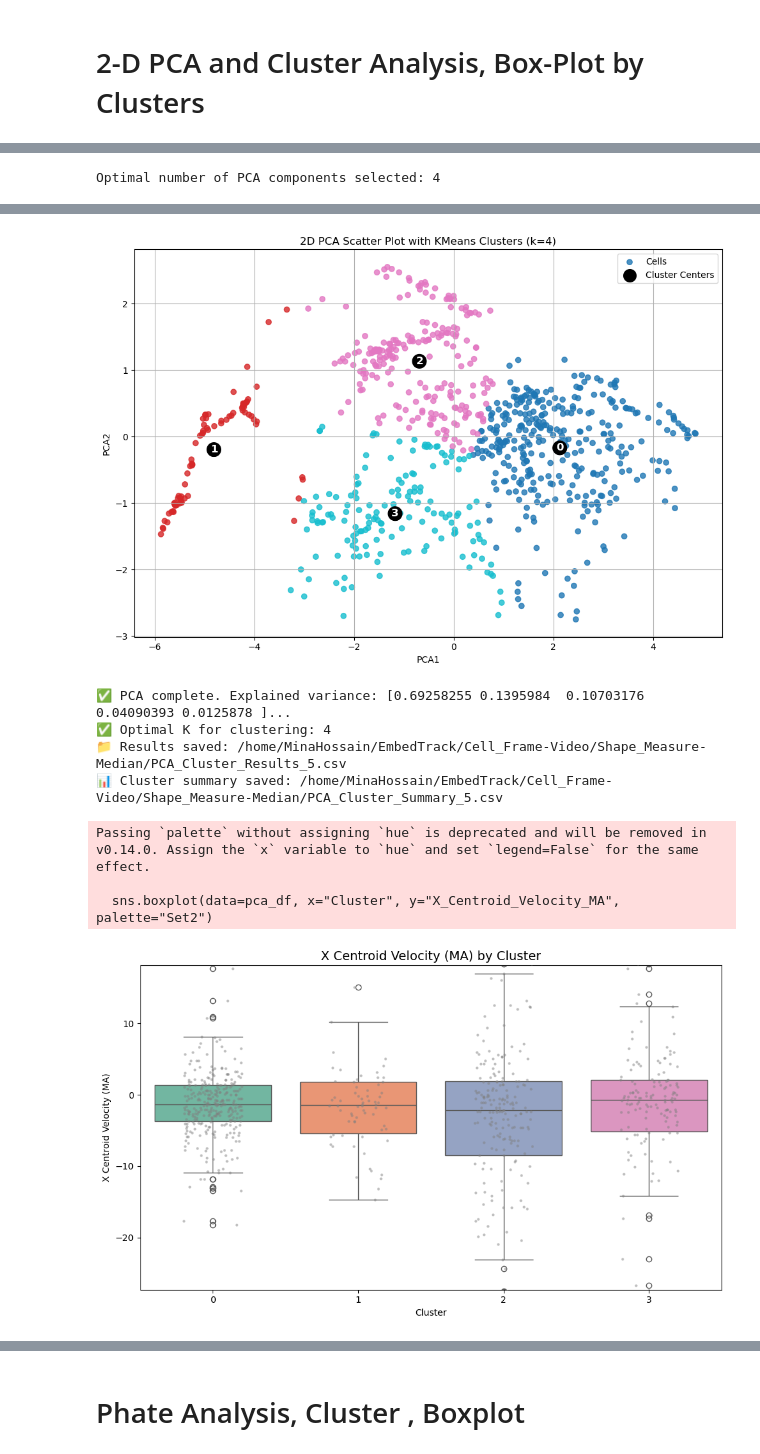
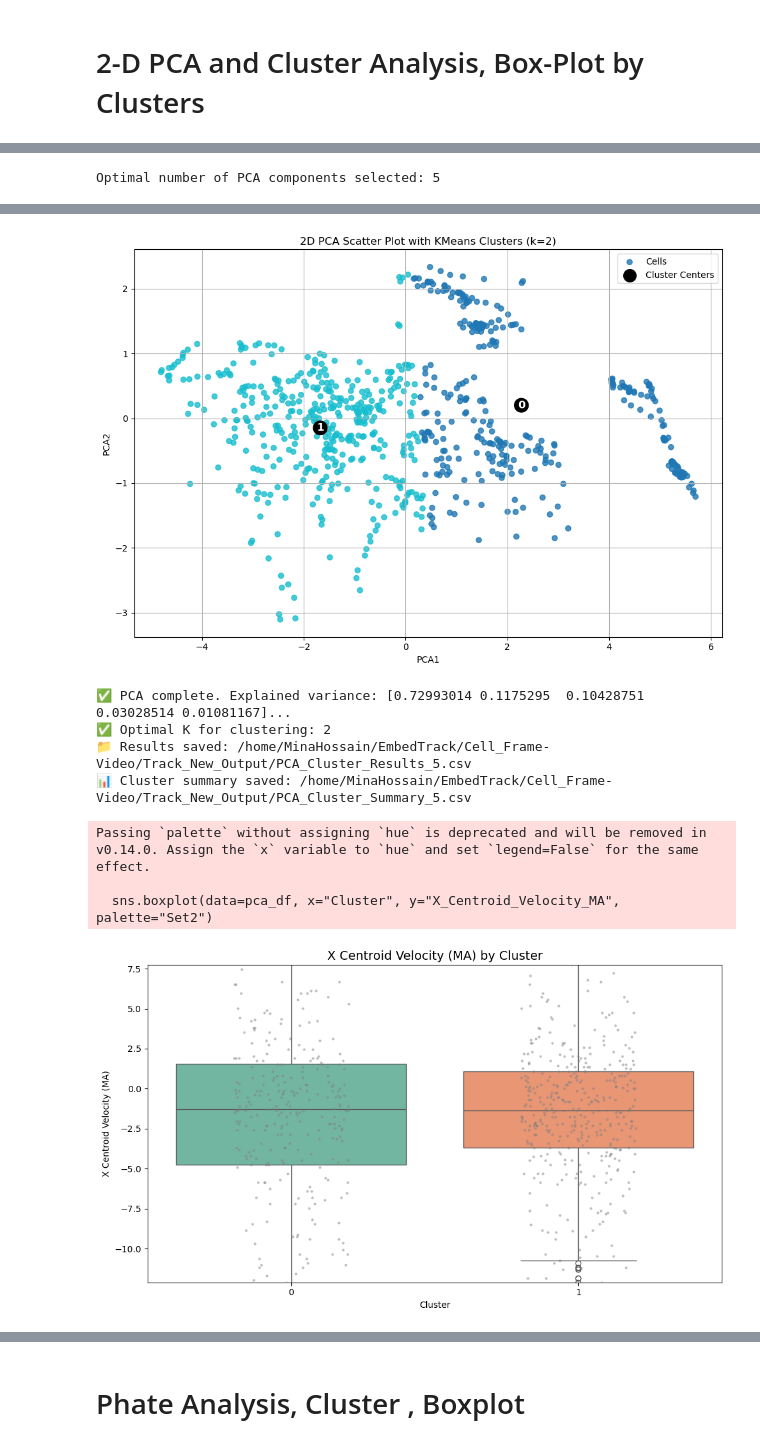
Before and after one commit to mina-mahbub/EmbedTrack_Mina, a Jupyter notebook: Cell_Frame-Video/Track_Video_Shape_Median_Track_New.ipynb, the cells around one changed output, grey strips where cells are left out. Drawn from its saved outputs; the diff is of its cells as text; code cells hidden in the pictures.

```diff
--- a/Cell_Frame-Video/Track_Video_Shape_Median_Track_New.ipynb
+++ b/Cell_Frame-Video/Track_Video_Shape_Median_Track_New.ipynb
@@ -484,10 +693,14 @@ Labels in plot_labels function: [  0   8   9  10  40  94 105 117 127]
 # Centroid Plot of cells in mask/frame
 # %%
 # === Configurable Parameters ===
-mask_dir = "/home/MinaHossain/EmbedTrack/Shape_measure/HP4_TRA"
-output_dir  = "/home/MinaHossain/EmbedTrack/Cell_Frame-Video/Shape_Measure-Median"
+# mask_dir = "/home/MinaHossain/EmbedTrack/Shape_measure/HP4_TRA"
+# output_dir  = "/home/MinaHossain/EmbedTrack/Cell_Frame-Video/Shape_Measure-Median"
 
-os.makedirs(output_dir, exist_ok=True)
+
+mask_directory = "/home/MinaHossain/EmbedTrack/Shape_measure/Track_New"
+output_directory = "/home/MinaHossain/EmbedTrack/Cell_Frame-Video/Track_New_Output"
+
+os.makedirs(output_directory, exist_ok=True)
 
 # === Centroid Plot Function ===
 def analyze_mask_from_path(mask_path, frame_num, size_threshold=1000, save=True):
@@ -510,7 +723,7 @@ def analyze_mask_from_path(mask_path, frame_num, size_threshold=1000, save=True)
             ax.text(x + 5, y, f'{region.label}', color='yellow', fontsize=10)
 
     if save:
-        frame_output_path = os.path.join(output_dir, f"Mask_Centroid_{frame_num:04d}_labeled.png")
+        frame_output_path = os.path.join(output_directory, f"Mask_Centroid_{frame_num:04d}_labeled.png")
         # plt.savefig(frame_output_path)
         # plt.close()
         print(f"✅ Frame {frame_num} saved to: {frame_output_path}")
@@ -526,5 +739,5 @@ def visualize_centroids_for_frame(mask_directory, frame_number, size_threshold=1
 
 # === Example Usage ===
 frame_to_plot = 4
-visualize_centroids_for_frame(mask_dir, frame_to_plot, save=False)
+visualize_centroids_for_frame(mask_directory, frame_to_plot, save=False)
 # %% [output]
@@ -553,7 +766,7 @@ def apply_pca_with_clustering(csv_path, output_directory, window_size):
     explained_variance = pca_full.explained_variance_ratio_
     cumulative_variance = np.cumsum(explained_variance)
 
-    optimal_components = np.argmax(cumulative_variance >= 0.95) + 1
+    optimal_components = np.argmax(cumulative_variance >= 0.99) + 1
 
     plt.figure(figsize=(8, 6))
     plt.plot(range(1, len(cumulative_variance) + 1), cumulative_variance, marker='s', linestyle='-', color='red', label="Cumulative Variance")
@@ -579,7 +792,7 @@ def apply_pca_with_clustering(csv_path, output_directory, window_size):
 
     # --- KMeans Clustering in 2D PCA Space ---
     silhouette_scores = []
-    k_range = range(3, 15)
+    k_range = range(2,10)
     for k in k_range:
         kmeans = KMeans(n_clusters=k, random_state=0, n_init='auto').fit(pca_df[["PCA1", "PCA2"]])
         score = silhouette_score(pca_df[["PCA1", "PCA2"]], kmeans.labels_)
@@ -728,8 +941,14 @@ def apply_pca_with_clustering(csv_path, output_directory, window_size):
 
 # Run it
 window_size = 5
-output_directory = "/home/MinaHossain/EmbedTrack/Cell_Frame-Video/Shape_Measure-Median"
-input_directory= "/home/MinaHossain/EmbedTrack/Cell_Frame-Video/Shape_Measure-Median"
+output_directory = "/home/MinaHossain/EmbedTrack/Cell_Frame-Video/Track_New_Output"
+
+input_directory= "/home/MinaHossain/EmbedTrack/Cell_Frame-Video/Track_New_Output"
+
 csv_path = os.path.join(input_directory, f"Cells_Centroid_Velocity_TrueLabel_MA_Median_{window_size}.csv")
 apply_pca_with_clustering(csv_path, output_directory, window_size)
+
+
+# mask_directory = "/home/MinaHossain/EmbedTrack/Shape_measure/Track_New"
+# output_directory = "/home/MinaHossain/EmbedTrack/Cell_Frame-Video/Track_New_Output"
 # %% [output]
@@ -737 +956 @@ apply_pca_with_clustering(csv_path, output_directory, window_size)
-Optimal number of PCA components selected: 4
+Optimal number of PCA components selected: 5
@@ -740,9 +959,9 @@ Optimal number of PCA components selected: 4
-[figure, old version]
+[figure, new version]
-✅ PCA complete. Explained variance: [0.69258255 0.1395984  0.10703176 0.04090393 0.0125878 ]...
-✅ Optimal K for clustering: 4
-📁 Results saved: /home/MinaHossain/EmbedTrack/Cell_Frame-Video/Shape_Measure-Median/PCA_Cluster_Results_5.csv
-📊 Cluster summary saved: /home/MinaHossain/EmbedTrack/Cell_Frame-Video/Shape_Measure-Median/PCA_Cluster_Summary_5.csv
+✅ PCA complete. Explained variance: [0.72993014 0.1175295  0.10428751 0.03028514 0.01081167]...
+✅ Optimal K for clustering: 2
+📁 Results saved: /home/MinaHossain/EmbedTrack/Cell_Frame-Video/Track_New_Output/PCA_Cluster_Results_5.csv
+📊 Cluster summary saved: /home/MinaHossain/EmbedTrack/Cell_Frame-Video/Track_New_Output/PCA_Cluster_Summary_5.csv
 Passing `palette` without assigning `hue` is deprecated and will be removed in v0.14.0. Assign the `x` variable to `hue` and set `legend=False` for the same effect.
 
   sns.boxplot(data=pca_df, x="Cluster", y="X_Centroid_Velocity_MA", palette="Set2")
-[figure, old version]
+[figure, new version]
```
Also changed, not shown: parts of 14 cells of this notebook, 15 other files.
